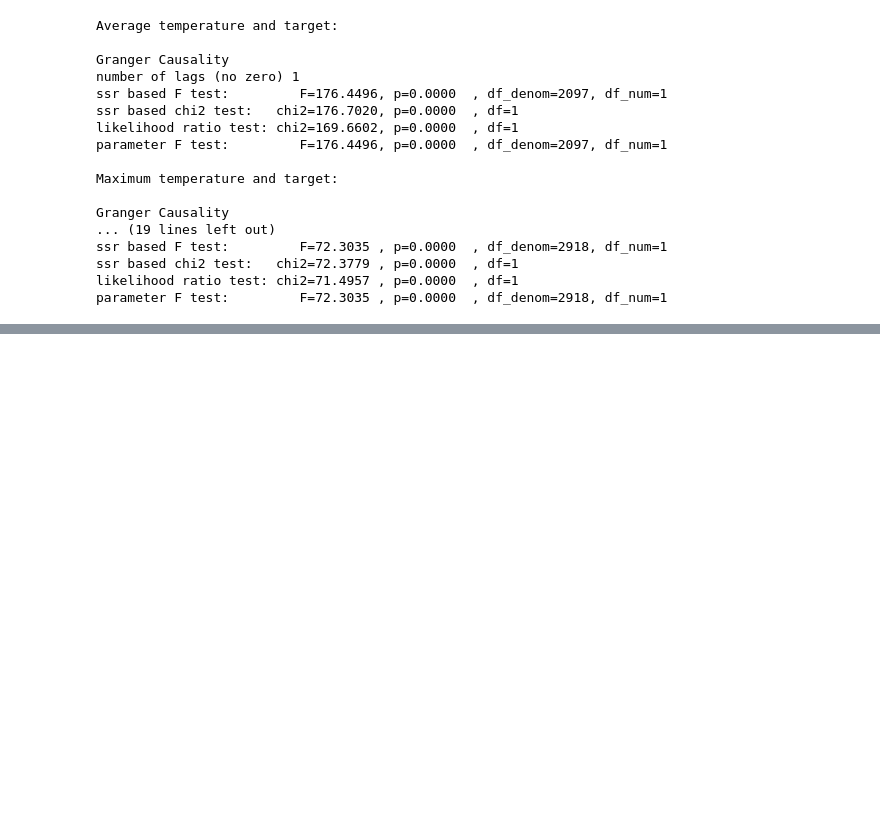
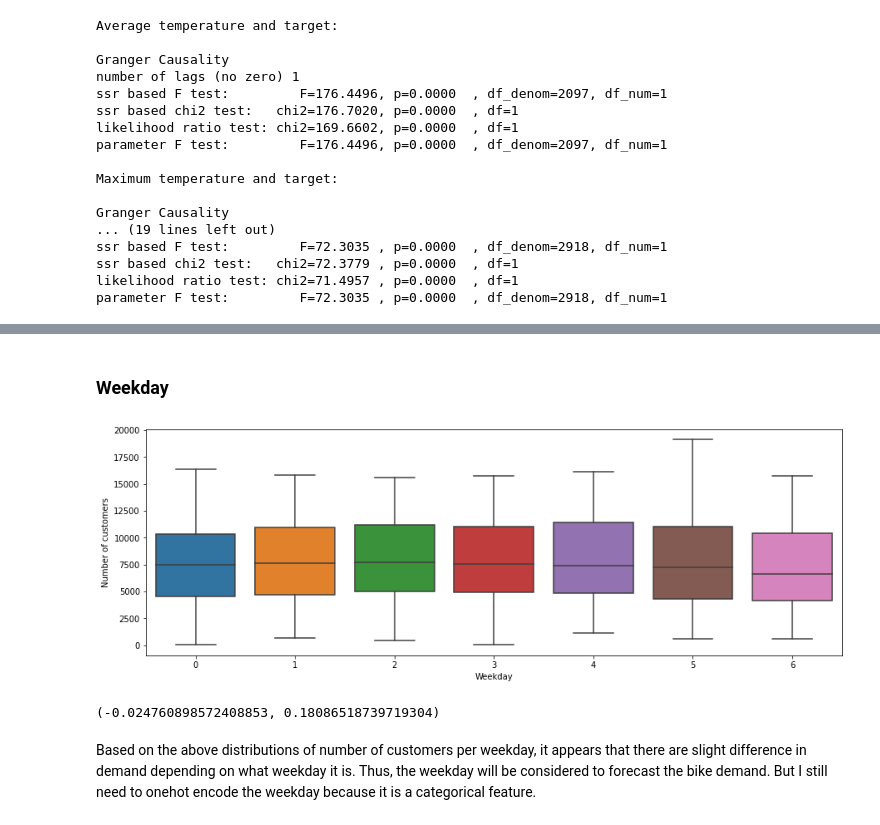
Before and after one commit to SamuelWanjiru/Bike-sharing-forecast, a Jupyter notebook: BikeSharing.ipynb, the cells around one changed output, grey strips where cells are left out. Saved outputs shown, nothing was run; the diff lists cells and outputs as text; code cells hidden in the pictures; blank space fills up the shorter version.

```diff
--- a/BikeSharing.ipynb
+++ b/BikeSharing.ipynb
@@ -209,0 +344,23 @@ parameter F test:         F=72.3035 , p=0.0000  , df_denom=2918, df_num=1
+# %% [markdown]
+### **Weekday**
+# %%
+# plotting the customer statistics in form of a boxplot for the weekday feature
+
+plt.figure(figsize = [15, 5])
+sb.boxplot(data = bike_data, x = 'weekday', y = 'total_cust')
+plt.xlabel('Weekday')
+plt.ylabel('Number of customers');
+# %% [output]
+[figure, added]
+# %%
+# Correlation between weekday feature and the number of customers per day
+
+# using Pearson's correlation coefficient because I'm assuming that weekday can be
+
+# considered a continuous variable
+
+pearsonr(bike_data['weekday'], bike_data['total_cust'])
+# %% [output]
+(-0.024760898572408853, 0.18086518739719304)
+# %% [markdown]
+Based on the above distributions of number of customers per weekday, it appears that there are slight difference in demand depending on what weekday it is. Thus, the weekday will be considered to forecast the bike demand. But I still need to onehot encode the weekday because it is a categorical feature.
```
Also changed, not shown: parts of 23 cells of this notebook.
